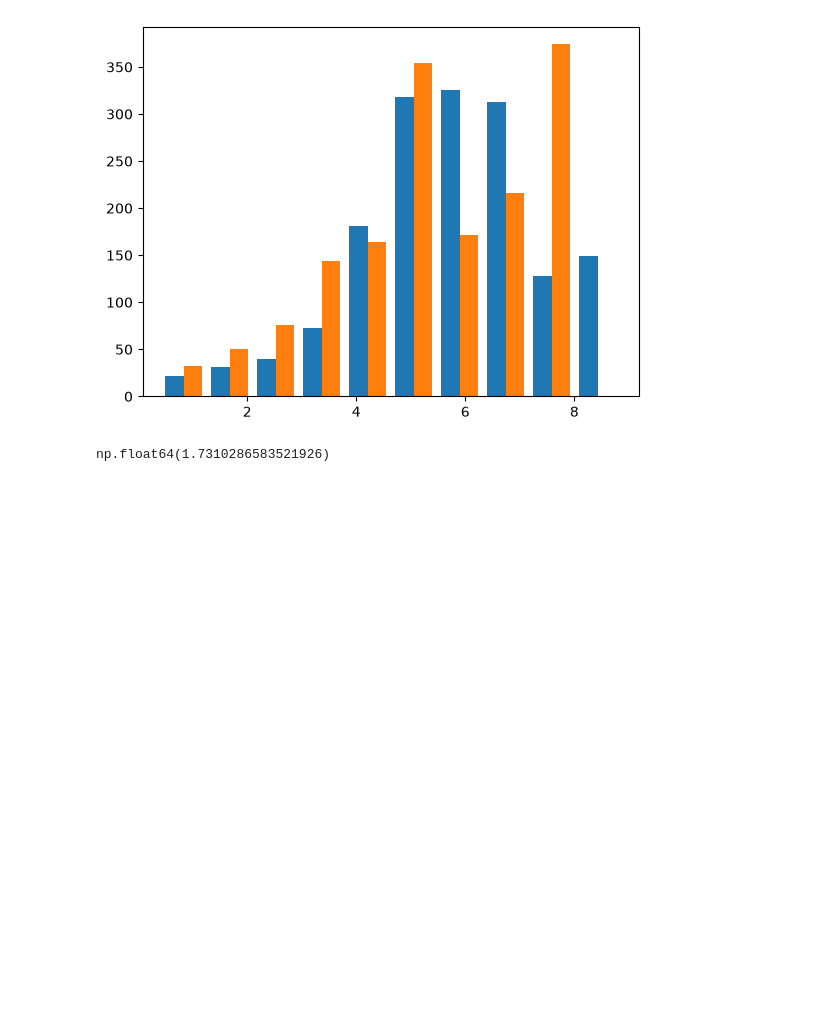
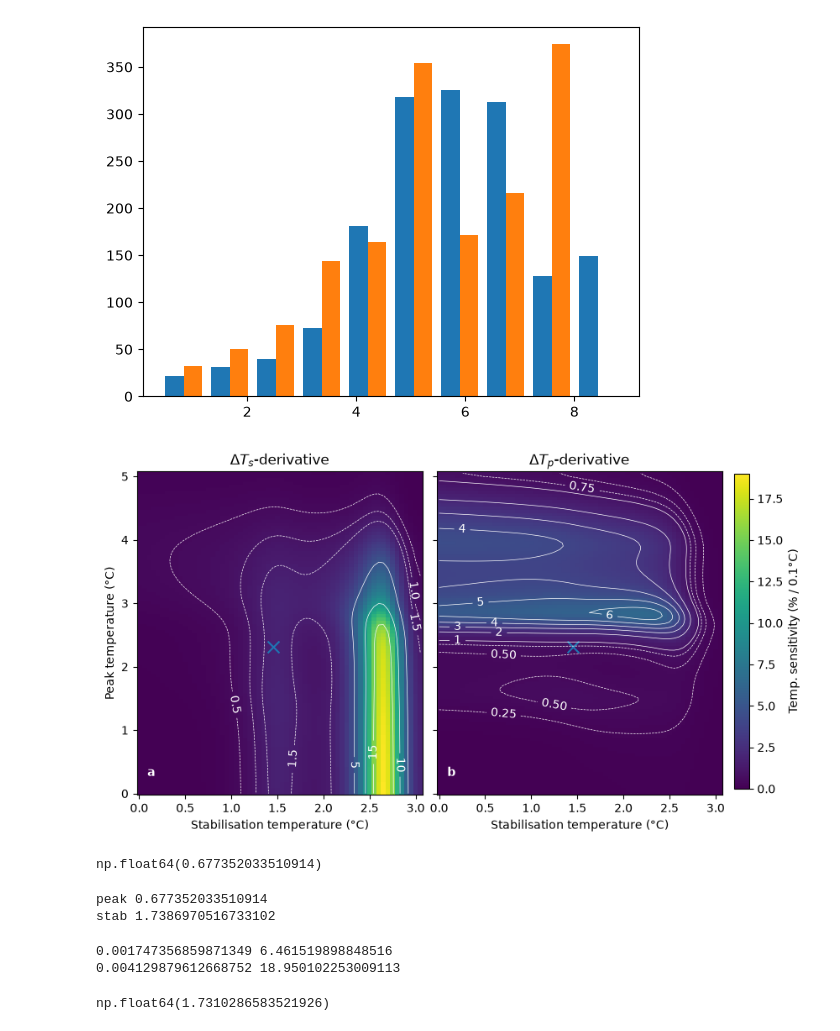
Before and after one commit to JBara97/NMaCh-TP, a Jupyter notebook: Code/Notebooks/Overshoots/3 - 2D sensitivity.ipynb, the cells around one changed output. Cells and saved outputs as stored; diff of their text form; code cells hidden in the pictures; blank space fills up the shorter version.

```diff
--- a/Code/Notebooks/Overshoots/3 - 2D sensitivity.ipynb
+++ b/Code/Notebooks/Overshoots/3 - 2D sensitivity.ipynb
@@ -207,7 +213,10 @@ fig.colorbar(im,label='Sensitivity to temperature (% / 0.1°C)')
 # %%
 fig,ax=plt.subplots(figsize=(8,5))
 im=ax.imshow(np.rad2deg(grad_angles),origin='lower',
-              extent=(T_oss[0], T_oss[-1],T_peaks[0], T_peaks[-1]),aspect='auto')
+             extent=(T_oss[0] - np.diff(T_oss)[0]/2,
+                     T_oss[-1]+ np.diff(T_oss)[0]/2,
+                     T_peaks[0] - np.diff(T_peaks)[0]/2,
+                     T_peaks[-1]+ np.diff(T_peaks)[0]/2),aspect='auto')
 # im=ax.imshow(np.log(np.sqrt(T_grad[0]**2+T_grad[1]**2))+7,origin='lower',
 #               extent=(T_oss[0], T_oss[-1],T_peaks[0], T_peaks[-1]),aspect='auto')
 fig.colorbar(im,ax=ax)
@@ -218,6 +227,75 @@ fig.colorbar(im,ax=ax)
 plt.hist([np.log(100*0.1*T_grad[1].flatten())+6,np.log(100*0.1*T_grad[0].flatten())+6]);
 # %% [output]
 [figure]
+# %%
+T_Pg,T_Og = np.meshgrid(T_peaks,T_oss,indexing='ij')
+T_Pg.shape
+
+fig,axs=plt.subplots(figsize=(9,5),ncols=2,sharex=True,sharey=True)
+fig.subplots_adjust(hspace=0.0,wspace=0.05)
+cmap = 'viridis'
+scale = 100*0.1
+# cbar_labels = ['Sensitivity to %s'%s for s in ['stabilisation (% / 0.1°C)','peak (% / 0.1°C)']]
+risk_contours = [np.arange(0,20,5), np.arange(7)]
+risk_contours_dots = [np.arange(0, 2, 0.5), np.arange(0,1,0.25)]
+colors=['k','w']
+titles=[r'$\Delta T_s$-derivative',r'$\Delta T_p$-derivative']
+# axs[0].set_xlim(0,200)
+# axs[0].set_ylim(0,3)
+for i,ax,cbar_lab in zip(range(2),axs,cbar_labels):
+    im = ax.imshow(T_grad[1-i]*scale,origin='lower',
+                   extent=(T_oss[0] - np.diff(T_oss)[0]/2,
+                           T_oss[-1]+ np.diff(T_oss)[0]/2,
+                           T_peaks[0] - np.diff(T_peaks)[0]/2,
+                           T_peaks[-1]+ np.diff(T_peaks)[0]/2),
+                   aspect='auto',
+                   cmap=cmap,vmin=0,vmax=19)
+    ax.scatter(popt[2],popt[1],marker='x',s=100)
+    cs = ax.contour(T_Og,T_Pg,T_grad[1-i]*scale,
+                    risk_contours[i],
+                    corner_mask=True,
+                    colors=['w'],linewidths=0.5)
+    cs2 = ax.contour(T_Og,T_Pg,T_grad[1-i]*scale,
+                    risk_contours_dots[i],
+                    corner_mask=True,
+                    colors=['w'],linewidths=0.5,ls='--')
+    ax.clabel(cs)
+    ax.clabel(cs2)
+    leg = axs[i].legend(handles=[],title='ab'[i],
+                    loc='lower left',
+                    title_fontproperties={'weight':'bold'},frameon=False)
+    plt.setp(leg.get_title(), color='white')
+    axs[i].set_xlabel('Stabilisation temperature (°C)')
+    axs[i].set_title(titles[i])
+
+cax=fig.add_axes((0.915,0.125,0.02,0.75))
+fig.colorbar(im,cax=cax,label='Temp. sensitivity (% / 0.1°C)')
+
+# axs[1].set_xlabel('Stabilisation temperature (°C)')
+# fig.supxlabel('Stabilisation temperature (°C)')
+# fig.supylabel('Peak temperature (°C)',x=0.05)
+
+axs[0].set_ylabel('Peak temperature (°C)')
+
+fig.savefig('../../../Figures/Overshoots/Submission/2d_ssp534-over_TpTs_grads.pdf',bbox_inches='tight',dpi=300,format='pdf')
+# %% [output]
+[figure, added]
+# %%
+T_grad[0][round(46), round(29)]*scale
+# %% [output]
+np.float64(0.677352033510914)
+# %%
+for i,temp_name in enumerate(['peak','stab']):
+    print(temp_name,T_grad[i][round(popt[1]*20), round(popt[2]*20)]*scale)
+# %% [output]
+peak 0.677352033510914
+stab 1.7386970516733102
+# %%
+print(T_grad[0].min()*scale,T_grad[0].max()*scale)
+print(T_grad[1].min()*scale,T_grad[1].max()*scale)
+# %% [output]
+0.001747356859871349 6.461519898848516
+0.004129879612668752 18.950102253009113
 # %%
 np.sqrt(T_grad[0]**2+T_grad[1]**2).max()
 # %% [output]
```
Also changed, not shown: parts of 10 cells of this notebook, 4 other files.
